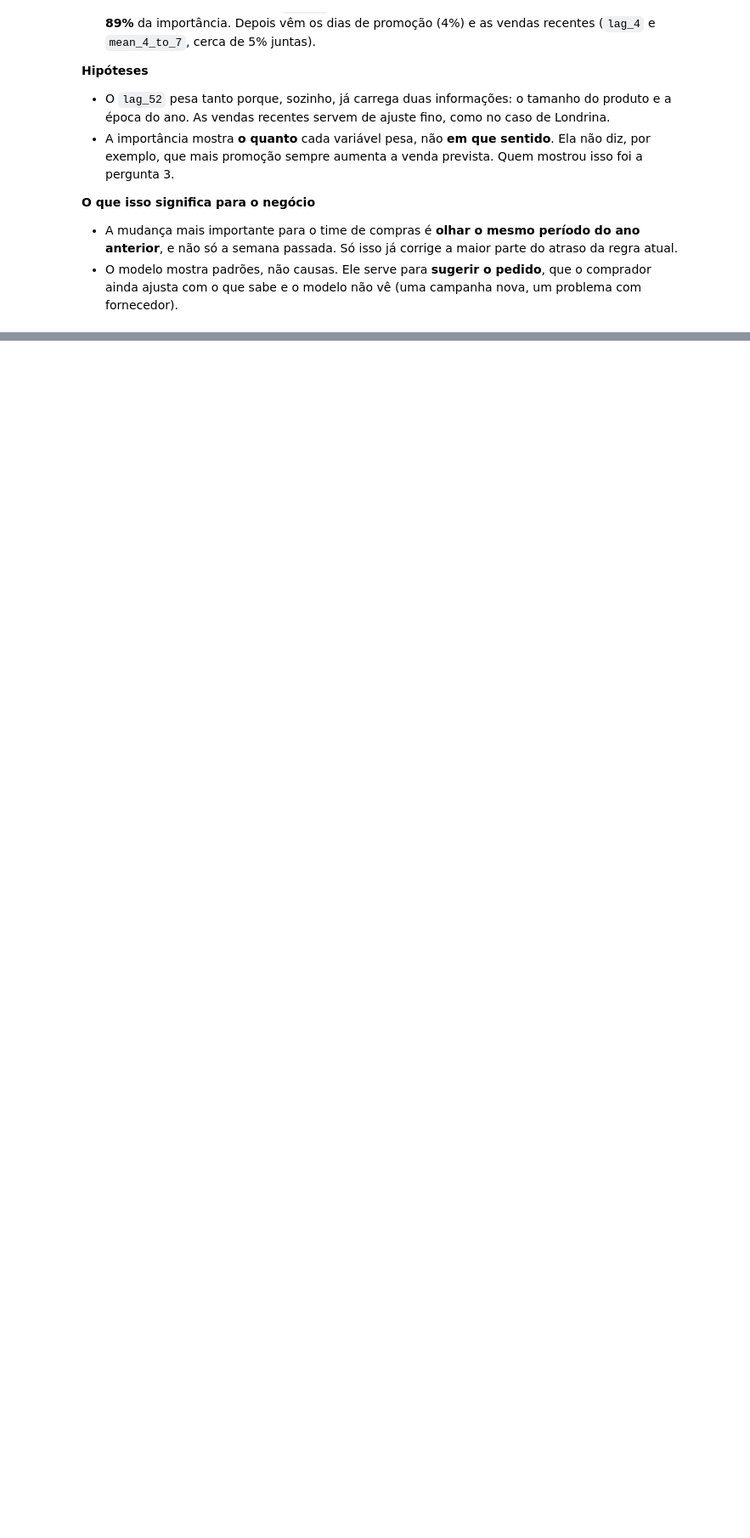
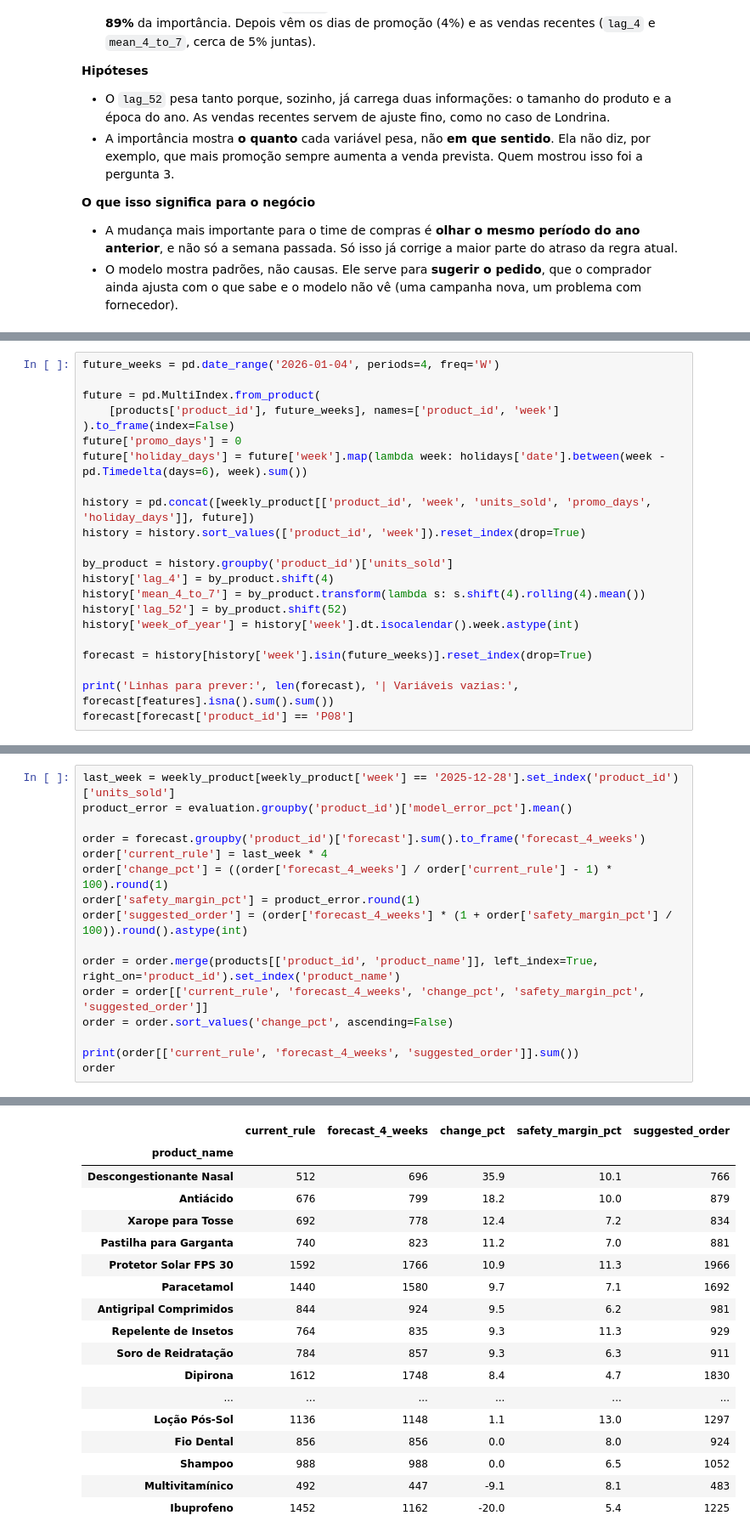
Before and after one commit to ricardo-paganini/pharmacy-demand-forecast, a Jupyter notebook: pharmacy_demand_forecast.ipynb, the cells around one changed output, grey strips where cells are left out. Shown at 85% size. Saved outputs shown, nothing was run; the diff lists cells and outputs as text; blank space fills up the shorter version.

```diff
--- a/pharmacy_demand_forecast.ipynb
+++ b/pharmacy_demand_forecast.ipynb
@@ -879,0 +903,22 @@ dtype: float64
+# %%
+future_weeks = pd.date_range('2026-01-04', periods=4, freq='W')
+
+future = pd.MultiIndex.from_product(
+    [products['product_id'], future_weeks], names=['product_id', 'week']
+).to_frame(index=False)
+future['promo_days'] = 0
+future['holiday_days'] = future['week'].map(lambda week: holidays['date'].between(week - pd.Timedelta(days=6), week).sum())
+
+history = pd.concat([weekly_product[['product_id', 'week', 'units_sold', 'promo_days', 'holiday_days']], future])
+history = history.sort_values(['product_id', 'week']).reset_index(drop=True)
+
+by_product = history.groupby('product_id')['units_sold']
+history['lag_4'] = by_product.shift(4)
+history['mean_4_to_7'] = by_product.transform(lambda s: s.shift(4).rolling(4).mean())
+history['lag_52'] = by_product.shift(52)
+history['week_of_year'] = history['week'].dt.isocalendar().week.astype(int)
+
+forecast = history[history['week'].isin(future_weeks)].reset_index(drop=True)
+
+print('Linhas para prever:', len(forecast), '| Variáveis vazias:', forecast[features].isna().sum().sum())
+forecast[forecast['product_id'] == 'P08']
@@ -879,0 +945,17 @@ dtype: float64
+# %%
+last_week = weekly_product[weekly_product['week'] == '2025-12-28'].set_index('product_id')['units_sold']
+product_error = evaluation.groupby('product_id')['model_error_pct'].mean()
+
+order = forecast.groupby('product_id')['forecast'].sum().to_frame('forecast_4_weeks')
+order['current_rule'] = last_week * 4
+order['change_pct'] = ((order['forecast_4_weeks'] / order['current_rule'] - 1) * 100).round(1)
+order['safety_margin_pct'] = product_error.round(1)
+order['suggested_order'] = (order['forecast_4_weeks'] * (1 + order['safety_margin_pct'] / 100)).round().astype(int)
+
+order = order.merge(products[['product_id', 'product_name']], left_index=True, right_on='product_id').set_index('product_name')
+order = order[['current_rule', 'forecast_4_weeks', 'change_pct', 'safety_margin_pct', 'suggested_order']]
+order = order.sort_values('change_pct', ascending=False)
+
+print(order[['current_rule', 'forecast_4_weeks', 'suggested_order']].sum())
+order
+# %% [output]
@@ -879,0 +966,18 @@ dtype: float64
+|  | current_rule | forecast_4_weeks | change_pct | safety_margin_pct | suggested_order |
+| product_name |  |  |  |  |  |
+| Descongestionante Nasal | 512 | 696 | 35.9 | 10.1 | 766 |
+| Antiácido | 676 | 799 | 18.2 | 10.0 | 879 |
+| Xarope para Tosse | 692 | 778 | 12.4 | 7.2 | 834 |
+| Pastilha para Garganta | 740 | 823 | 11.2 | 7.0 | 881 |
+| Protetor Solar FPS 30 | 1592 | 1766 | 10.9 | 11.3 | 1966 |
+| Paracetamol | 1440 | 1580 | 9.7 | 7.1 | 1692 |
+| Antigripal Comprimidos | 844 | 924 | 9.5 | 6.2 | 981 |
+| Repelente de Insetos | 764 | 835 | 9.3 | 11.3 | 929 |
+| Soro de Reidratação | 784 | 857 | 9.3 | 6.3 | 911 |
+| Dipirona | 1612 | 1748 | 8.4 | 4.7 | 1830 |
+| ... | ... | ... | ... | ... | ... |
+| Loção Pós-Sol | 1136 | 1148 | 1.1 | 13.0 | 1297 |
+| Fio Dental | 856 | 856 | 0.0 | 8.0 | 924 |
+| Shampoo | 988 | 988 | 0.0 | 6.5 | 1052 |
+| Multivitamínico | 492 | 447 | -9.1 | 8.1 | 483 |
+| Ibuprofeno | 1452 | 1162 | -20.0 | 5.4 | 1225 |
```
Also changed, not shown: parts of 7 cells of this notebook.
